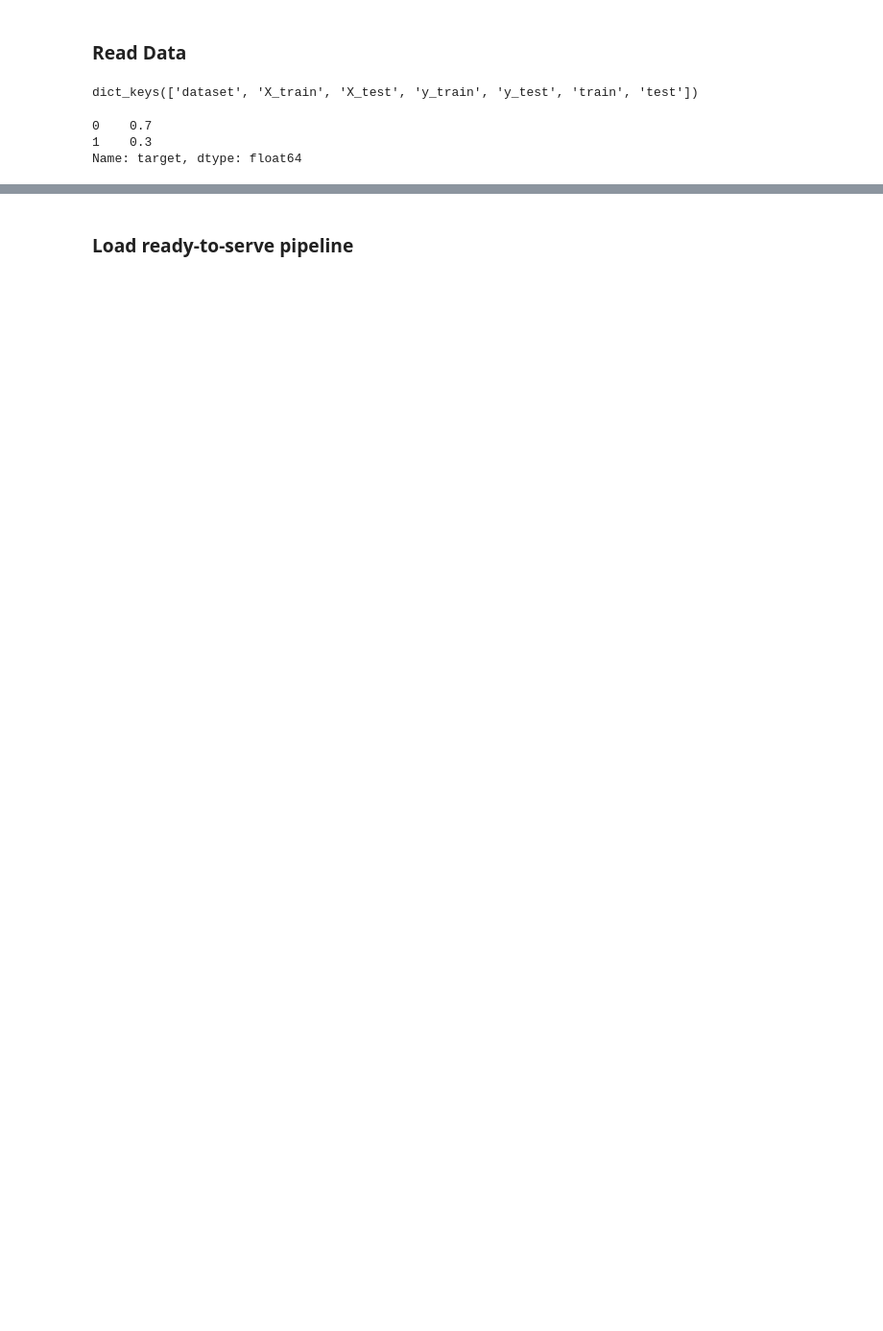
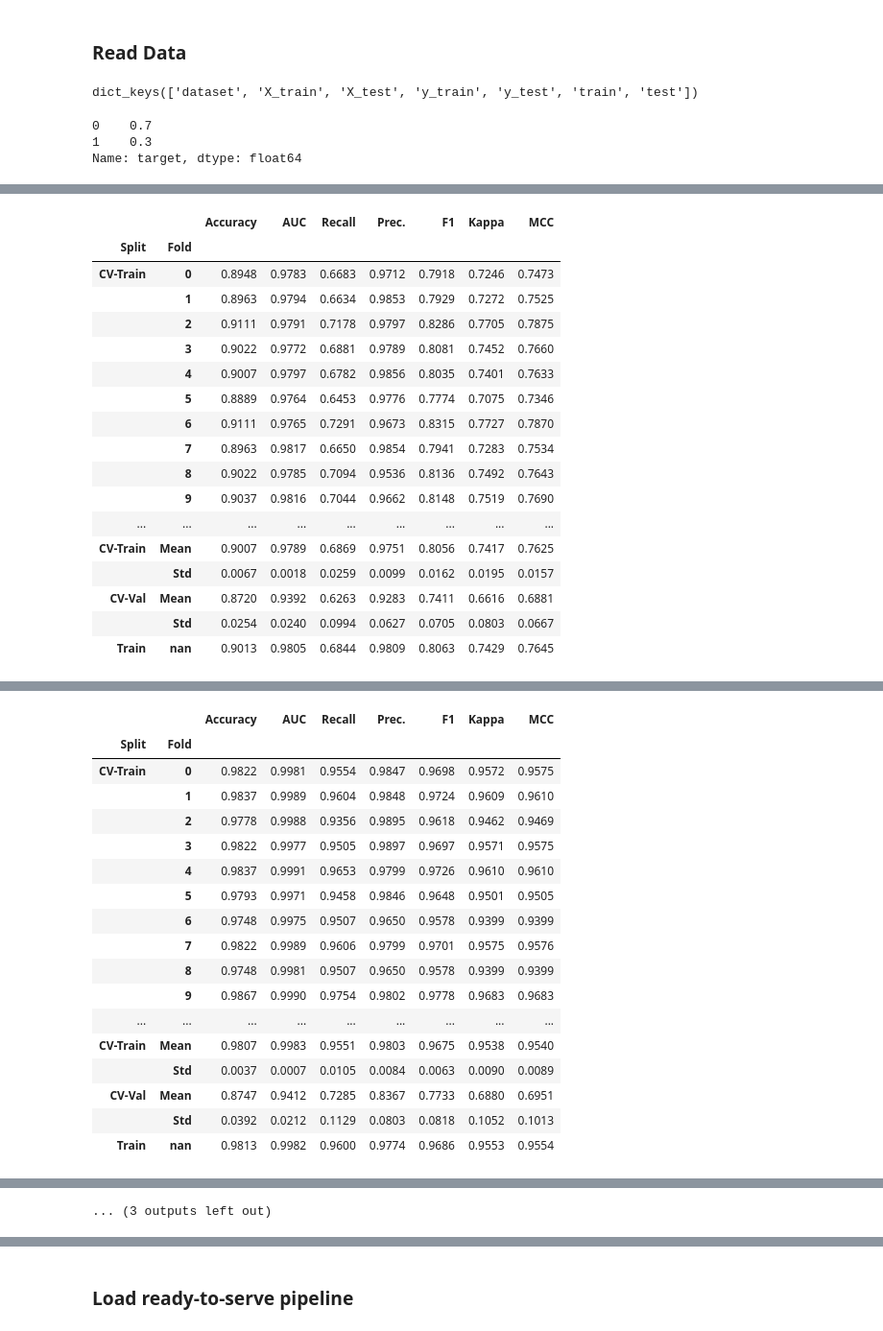
Before and after one commit to Takfes/python-classification, a Jupyter notebook: trainer-pycaret.ipynb, the cells around one changed output, grey strips where cells are left out. Shown: that part at 96% size. Drawn from its saved outputs; the diff is of its cells as text; code cells hidden in the pictures; blank space fills up the shorter version.

```diff
--- a/trainer-pycaret.ipynb
+++ b/trainer-pycaret.ipynb
@@ -59,0 +235,3 @@ Name: target, dtype: float64
+# %%
+ensembled = [e0.ensemble_model(x, return_train_score=True) for x in tuned_models]
+# %% [output]
@@ -59,0 +239,18 @@ Name: target, dtype: float64
+|  |  | Accuracy | AUC | Recall | Prec. | F1 | Kappa | MCC |
+| Split | Fold |  |  |  |  |  |  |  |
+| CV-Train | 0 | 0.8948 | 0.9783 | 0.6683 | 0.9712 | 0.7918 | 0.7246 | 0.7473 |
+|  | 1 | 0.8963 | 0.9794 | 0.6634 | 0.9853 | 0.7929 | 0.7272 | 0.7525 |
+|  | 2 | 0.9111 | 0.9791 | 0.7178 | 0.9797 | 0.8286 | 0.7705 | 0.7875 |
+|  | 3 | 0.9022 | 0.9772 | 0.6881 | 0.9789 | 0.8081 | 0.7452 | 0.7660 |
+|  | 4 | 0.9007 | 0.9797 | 0.6782 | 0.9856 | 0.8035 | 0.7401 | 0.7633 |
+|  | 5 | 0.8889 | 0.9764 | 0.6453 | 0.9776 | 0.7774 | 0.7075 | 0.7346 |
+|  | 6 | 0.9111 | 0.9765 | 0.7291 | 0.9673 | 0.8315 | 0.7727 | 0.7870 |
+|  | 7 | 0.8963 | 0.9817 | 0.6650 | 0.9854 | 0.7941 | 0.7283 | 0.7534 |
+|  | 8 | 0.9022 | 0.9785 | 0.7094 | 0.9536 | 0.8136 | 0.7492 | 0.7643 |
+|  | 9 | 0.9037 | 0.9816 | 0.7044 | 0.9662 | 0.8148 | 0.7519 | 0.7690 |
+| ... | ... | ... | ... | ... | ... | ... | ... | ... |
+| CV-Train | Mean | 0.9007 | 0.9789 | 0.6869 | 0.9751 | 0.8056 | 0.7417 | 0.7625 |
+|  | Std | 0.0067 | 0.0018 | 0.0259 | 0.0099 | 0.0162 | 0.0195 | 0.0157 |
+| CV-Val | Mean | 0.8720 | 0.9392 | 0.6263 | 0.9283 | 0.7411 | 0.6616 | 0.6881 |
+|  | Std | 0.0254 | 0.0240 | 0.0994 | 0.0627 | 0.0705 | 0.0803 | 0.0667 |
+| Train | nan | 0.9013 | 0.9805 | 0.6844 | 0.9809 | 0.8063 | 0.7429 | 0.7645 |
@@ -59,0 +259,18 @@ Name: target, dtype: float64
+|  |  | Accuracy | AUC | Recall | Prec. | F1 | Kappa | MCC |
+| Split | Fold |  |  |  |  |  |  |  |
+| CV-Train | 0 | 0.9822 | 0.9981 | 0.9554 | 0.9847 | 0.9698 | 0.9572 | 0.9575 |
+|  | 1 | 0.9837 | 0.9989 | 0.9604 | 0.9848 | 0.9724 | 0.9609 | 0.9610 |
+|  | 2 | 0.9778 | 0.9988 | 0.9356 | 0.9895 | 0.9618 | 0.9462 | 0.9469 |
+|  | 3 | 0.9822 | 0.9977 | 0.9505 | 0.9897 | 0.9697 | 0.9571 | 0.9575 |
+|  | 4 | 0.9837 | 0.9991 | 0.9653 | 0.9799 | 0.9726 | 0.9610 | 0.9610 |
+|  | 5 | 0.9793 | 0.9971 | 0.9458 | 0.9846 | 0.9648 | 0.9501 | 0.9505 |
+|  | 6 | 0.9748 | 0.9975 | 0.9507 | 0.9650 | 0.9578 | 0.9399 | 0.9399 |
+|  | 7 | 0.9822 | 0.9989 | 0.9606 | 0.9799 | 0.9701 | 0.9575 | 0.9576 |
+|  | 8 | 0.9748 | 0.9981 | 0.9507 | 0.9650 | 0.9578 | 0.9399 | 0.9399 |
+|  | 9 | 0.9867 | 0.9990 | 0.9754 | 0.9802 | 0.9778 | 0.9683 | 0.9683 |
+| ... | ... | ... | ... | ... | ... | ... | ... | ... |
+| CV-Train | Mean | 0.9807 | 0.9983 | 0.9551 | 0.9803 | 0.9675 | 0.9538 | 0.9540 |
+|  | Std | 0.0037 | 0.0007 | 0.0105 | 0.0084 | 0.0063 | 0.0090 | 0.0089 |
+| CV-Val | Mean | 0.8747 | 0.9412 | 0.7285 | 0.8367 | 0.7733 | 0.6880 | 0.6951 |
+|  | Std | 0.0392 | 0.0212 | 0.1129 | 0.0803 | 0.0818 | 0.1052 | 0.1013 |
+| Train | nan | 0.9813 | 0.9982 | 0.9600 | 0.9774 | 0.9686 | 0.9553 | 0.9554 |
@@ -59,0 +318 @@ Name: target, dtype: float64
+... (3 outputs left out)
```
Also changed, not shown: parts of 62 cells of this notebook, 5 other files.
